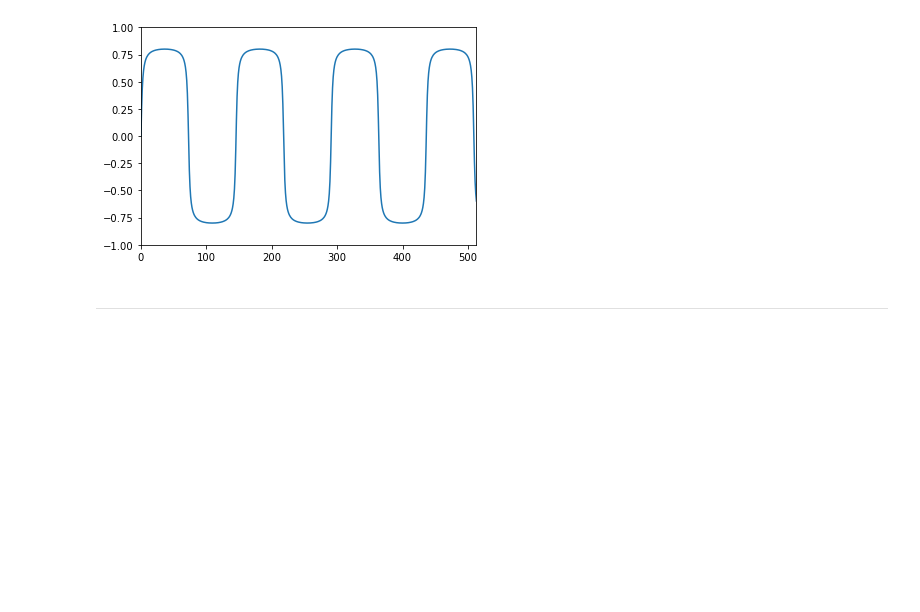
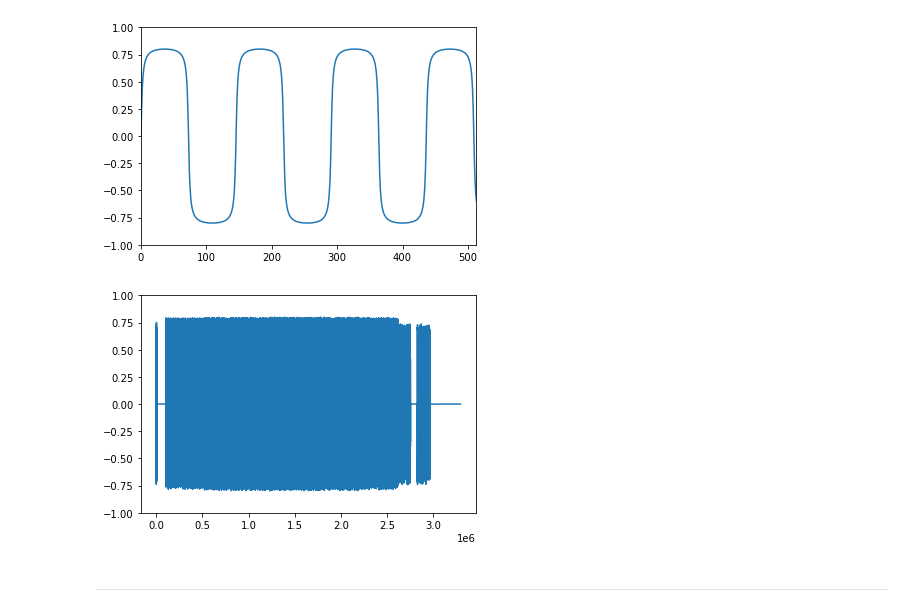
Before and after one commit to wnetzel/MCT-teamA-2021, a Jupyter notebook: Python Assignment 5/Py5part2/Py5part2.ipynb, the cells around one changed output. Cells and saved outputs as stored; diff of their text form; code cells hidden in the pictures; blank space fills up the shorter version.

Commit message:
Halfway Plottings

```diff
--- a/Python Assignment 5/Py5part2/Py5part2.ipynb
+++ b/Python Assignment 5/Py5part2/Py5part2.ipynb
@@ -200,6 +200,10 @@ def softClipper(audio, drive, output=0.8):
     The signal is normalized before output attenuation for better control.
     """
 
+    # Drive can not be set to 0
+    if drive == 0:
+        drive = 1
+
     piDivisor = 2 / np.pi
     driver = np.arctan(audio * drive)
 
@@ -324,6 +330,15 @@ sd.play(sinedrive)
 # %% [output]
 [figure]
 [figure]
+# %%
+musicdrive = softClipper(s, 30)
+
+plt.plot(musicdrive)
+plt.axis(ymin=-1, ymax=1)
+plt.show()
+sd.play(musicdrive)
+# %% [output]
+[figure, added]
 # %% [markdown]
 ---
 # %%
```
Also changed, not shown: parts of 14 cells of this notebook, 1 other file.
